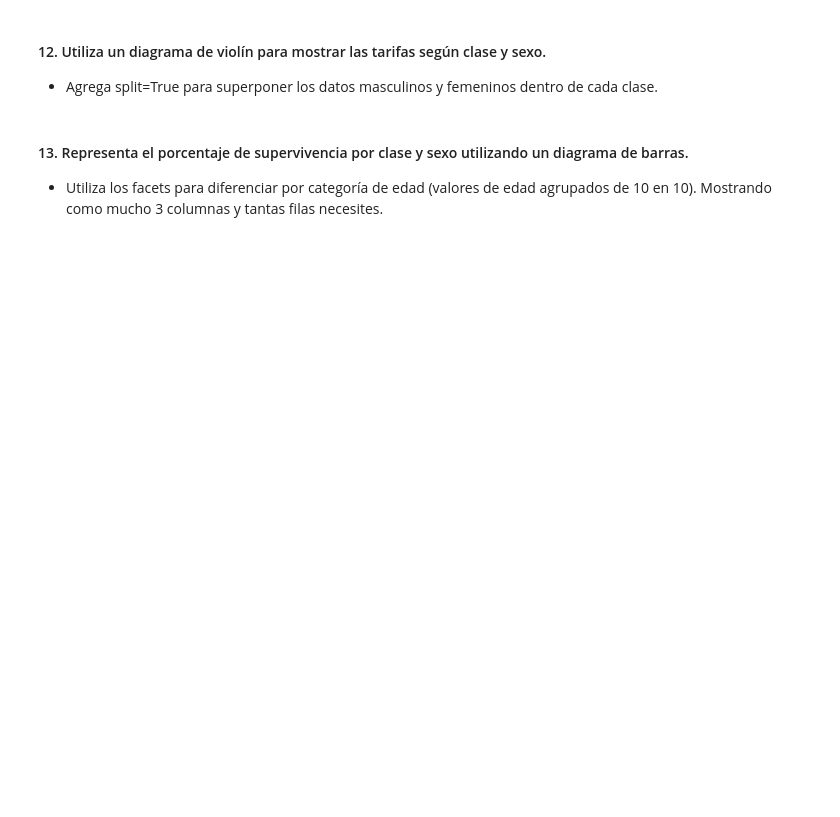
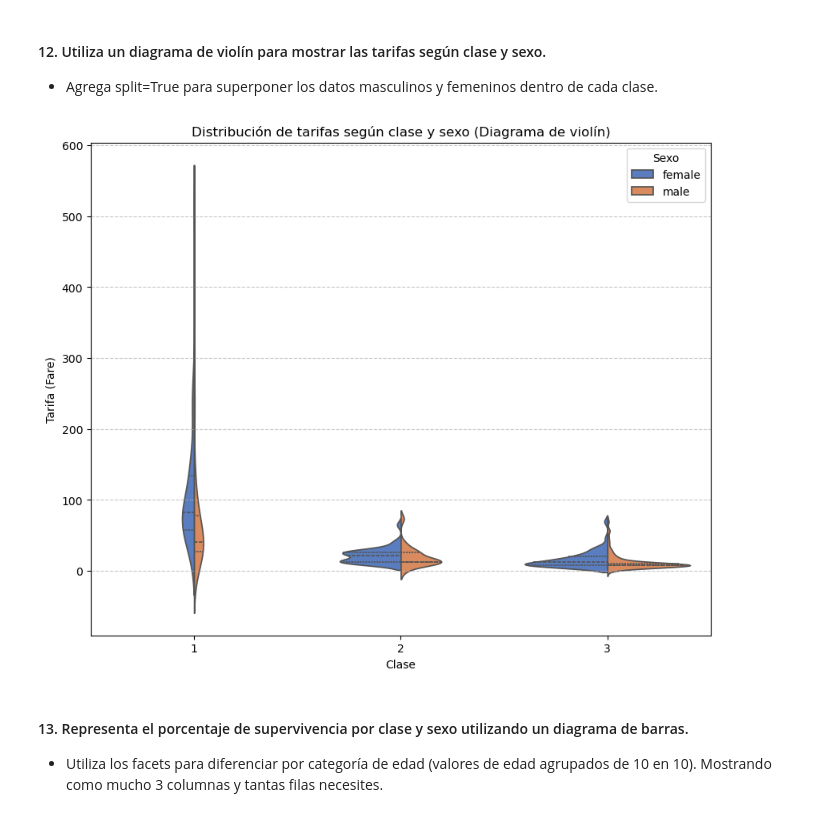
Before and after one commit to JDomingoDelgadoAlonso/SeaBorn, a Jupyter notebook: SeaBorn.ipynb, the cells around one changed output. Saved outputs shown, nothing was run; the diff lists cells and outputs as text; code cells hidden in the pictures; blank space fills up the shorter version.

```diff
--- a/SeaBorn.ipynb
+++ b/SeaBorn.ipynb
@@ -420,6 +442,27 @@ plt.show()
 # %% [markdown]
 #### 12. Utiliza un diagrama de violín para mostrar las tarifas según clase y sexo.
 - Agrega split=True para superponer los datos masculinos y femeninos dentro de cada clase.
+# %%
+plt.figure(figsize=(10, 8))
+sns.violinplot(
+    data=titanic,
+    x="pclass",
+    y="fare",
+    hue="sex",
+    split=True,  # Superpone los datos de hombres y mujeres
+    inner="quartile",  # Muestra las líneas de los cuartiles dentro del violín
+    palette="muted"  # Paleta de colores más suave
+)
+
+# Personalización del gráfico
+plt.title("Distribución de tarifas según clase y sexo (Diagrama de violín)")
+plt.xlabel("Clase")
+plt.ylabel("Tarifa (Fare)")
+plt.legend(title="Sexo", loc="upper right")
+plt.grid(axis='y', linestyle='--', alpha=0.7)  # Líneas de referencia horizontales
+plt.show()
+# %% [output]
+[figure, added]
 # %% [markdown]
 #### 13. Representa el porcentaje de supervivencia por clase y sexo utilizando un diagrama de barras.
 - Utiliza los facets para diferenciar por categoría de edad (valores de edad agrupados de 10 en 10). Mostrando como mucho 3 columnas y tantas filas necesites.
```
Also changed, not shown: parts of 17 cells of this notebook.
